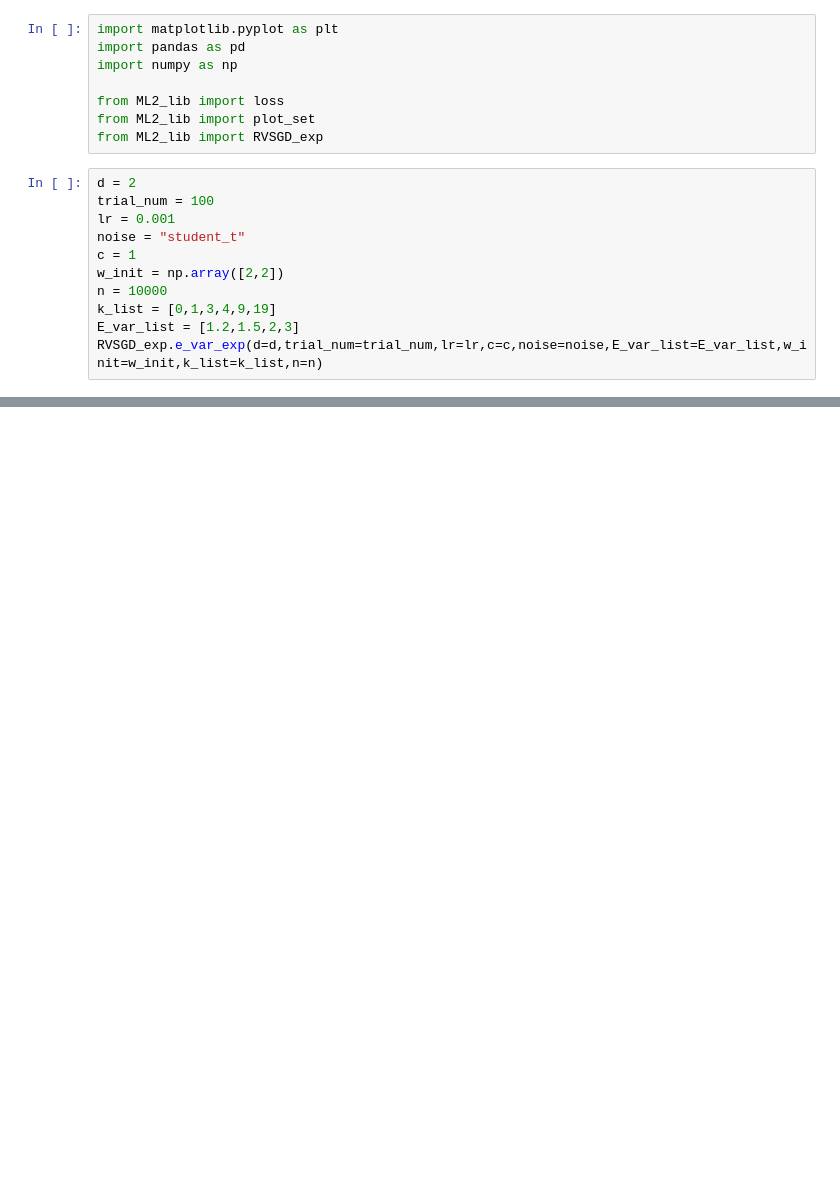
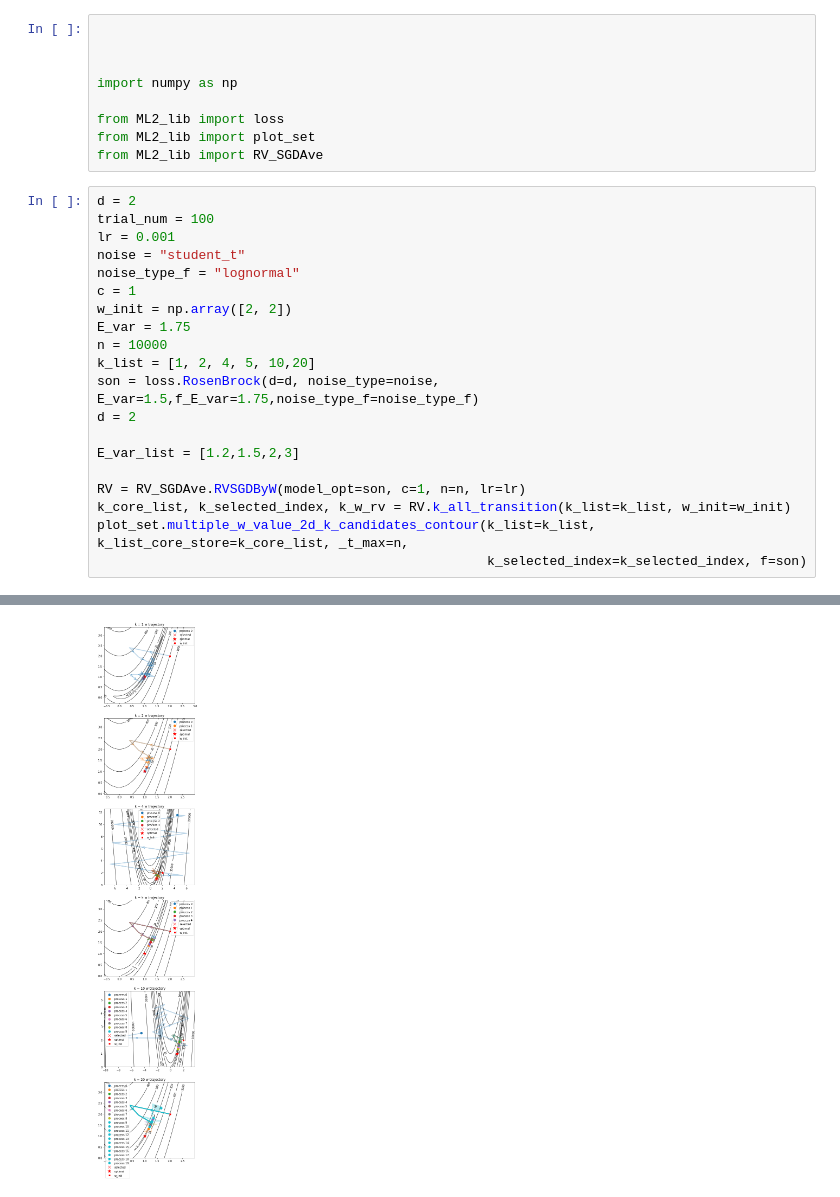
Before and after one commit to NaokiNakamichi/ML, a Jupyter notebook: GD/exp/simulation/student_t_Rosenbrock.ipynb, the cells around one changed output, grey strips where cells are left out. Saved outputs shown, nothing was run; the diff lists cells and outputs as text; blank space fills up the shorter version.

```diff
--- a/GD/exp/simulation/student_t_Rosenbrock.ipynb
+++ b/GD/exp/simulation/student_t_Rosenbrock.ipynb
@@ -1,20 +1,30 @@
 # %%
-import matplotlib.pyplot as plt
-import pandas as pd
+
+
+
 import numpy as np
 
 from ML2_lib import loss
 from ML2_lib import plot_set
-from ML2_lib import RVSGD_exp
+from ML2_lib import RV_SGDAve
 # %%
 d = 2
 trial_num = 100
 lr = 0.001
 noise = "student_t"
+noise_type_f = "lognormal"
 c = 1
-w_init = np.array([2,2])
+w_init = np.array([2, 2])
+E_var = 1.75
 n = 10000
-k_list = [0,1,3,4,9,19]
+k_list = [1, 2, 4, 5, 10,20]
+son = loss.RosenBrock(d=d, noise_type=noise, E_var=1.5,f_E_var=1.75,noise_type_f=noise_type_f)
+d = 2
+
 E_var_list = [1.2,1.5,2,3]
-RVSGD_exp.e_var_exp(d=d,trial_num=trial_num,lr=lr,c=c,noise=noise,E_var_list=E_var_list,w_init=w_init,k_list=k_list,n=n)
+
+RV = RV_SGDAve.RVSGDByW(model_opt=son, c=1, n=n, lr=lr)
+k_core_list, k_selected_index, k_w_rv = RV.k_all_transition(k_list=k_list, w_init=w_init)
+plot_set.multiple_w_value_2d_k_candidates_contour(k_list=k_list, k_list_core_store=k_core_list, _t_max=n,
+                                                  k_selected_index=k_selected_index, f=son)
 # %% [output]
@@ -21,0 +49 @@ KeyboardInterrupt:
+[figure, added]
```
Also changed, not shown: parts of 1 cell of this notebook.
